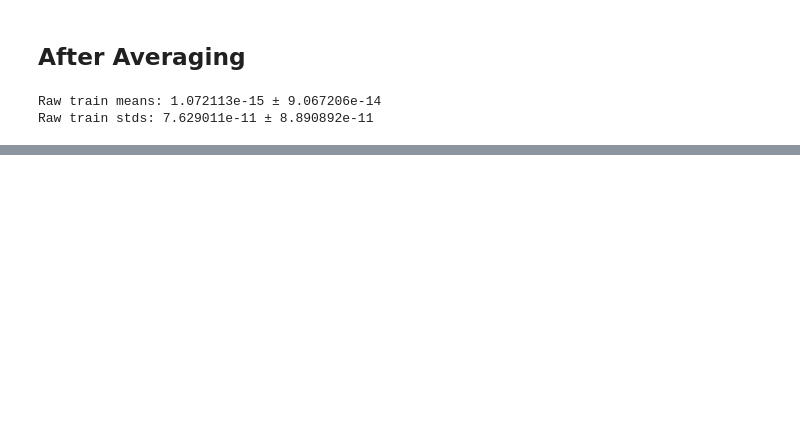
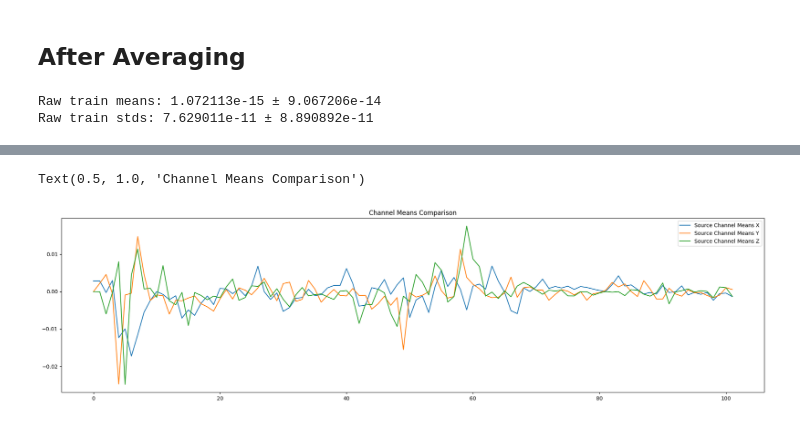
Before and after one commit to Dogeon188/libribrain-phoneme, a Jupyter notebook: examples/ChannelDist.ipynb, the cells around one changed output, grey strips where cells are left out. Drawn from its saved outputs; the diff is of its cells as text; code cells hidden in the pictures; blank space fills up the shorter version.

```diff
--- a/examples/ChannelDist.ipynb
+++ b/examples/ChannelDist.ipynb
@@ -147,0 +152,12 @@ Std diff: 0.488695 ± 0.204510
+# %%
+from matplotlib import pyplot as plt
+plt.figure(figsize=(24, 6))
+plt.plot(source_channel_means[0::3], label='Source Channel Means X')
+plt.plot(source_channel_means[1::3], label='Source Channel Means Y')
+plt.plot(source_channel_means[2::3], label='Source Channel Means Z')
+# plt.plot(holdout_channel_means, label='Holdout Channel Means')
+plt.legend()
+plt.title('Channel Means Comparison')
+# %% [output]
+Text(0.5, 1.0, 'Channel Means Comparison')
+[figure, added]
```
Also changed, not shown: parts of 4 cells of this notebook, 10 other files.
